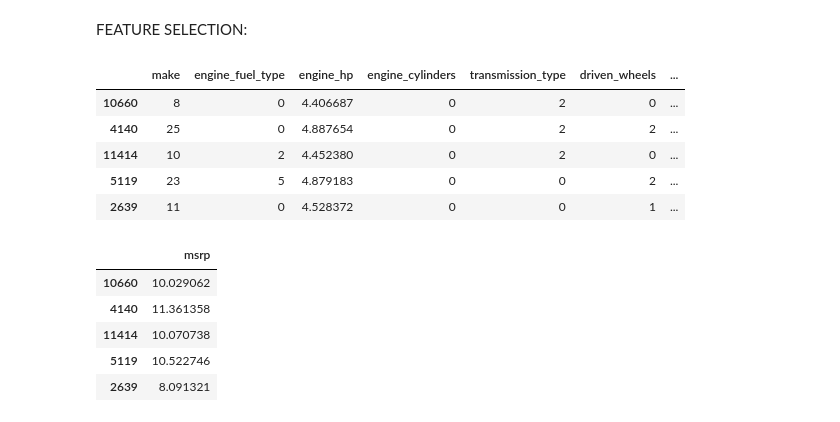
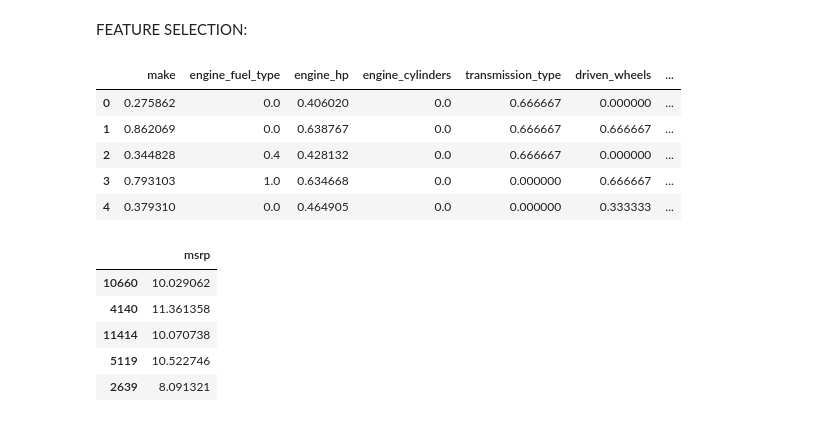
Before and after one commit to chibuikeeugene/Car_price_prediction, a Jupyter notebook: research-and-development/step_03_feature_selection.ipynb, the cells around one changed output. Drawn from its saved outputs; the diff is of its cells as text; code cells hidden in the pictures.

```diff
--- a/research-and-development/feature_selection.ipynb
+++ b/research-and-development/step_03_feature_selection.ipynb
@@ -15,15 +16,15 @@ from sklearn.feature_selection import SelectFromModel
 # %%
 #load the train and test csv data
 
-x_train = pd.read_csv('x_train.csv')
-x_test = pd.read_csv('x_test.csv')
+x_train = pd.read_csv('xtrain.csv')
+x_test = pd.read_csv('xtest.csv')
 
 x_train.head()
 # %% [output]
 |  | make | engine_fuel_type | engine_hp | engine_cylinders | transmission_type | driven_wheels | ... |
-| 10660 | 8 | 0 | 4.406687 | 0 | 2 | 0 | ... |
-| 4140 | 25 | 0 | 4.887654 | 0 | 2 | 2 | ... |
-| 11414 | 10 | 2 | 4.452380 | 0 | 2 | 0 | ... |
-| 5119 | 23 | 5 | 4.879183 | 0 | 0 | 2 | ... |
-| 2639 | 11 | 0 | 4.528372 | 0 | 0 | 1 | ... |
+| 0 | 0.275862 | 0.0 | 0.406020 | 0.0 | 0.666667 | 0.000000 | ... |
+| 1 | 0.862069 | 0.0 | 0.638767 | 0.0 | 0.666667 | 0.666667 | ... |
+| 2 | 0.344828 | 0.4 | 0.428132 | 0.0 | 0.666667 | 0.000000 | ... |
+| 3 | 0.793103 | 1.0 | 0.634668 | 0.0 | 0.000000 | 0.666667 | ... |
+| 4 | 0.379310 | 0.0 | 0.464905 | 0.0 | 0.000000 | 0.333333 | ... |
 # %%
```
Also changed, not shown: parts of 10 cells of this notebook, 12 other files.
